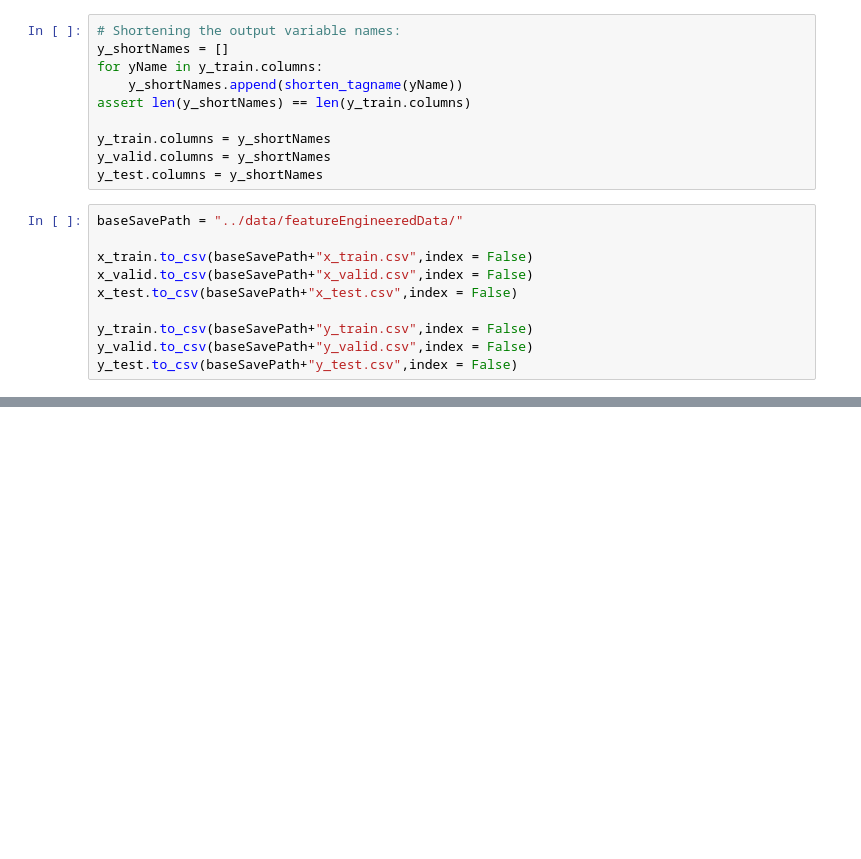
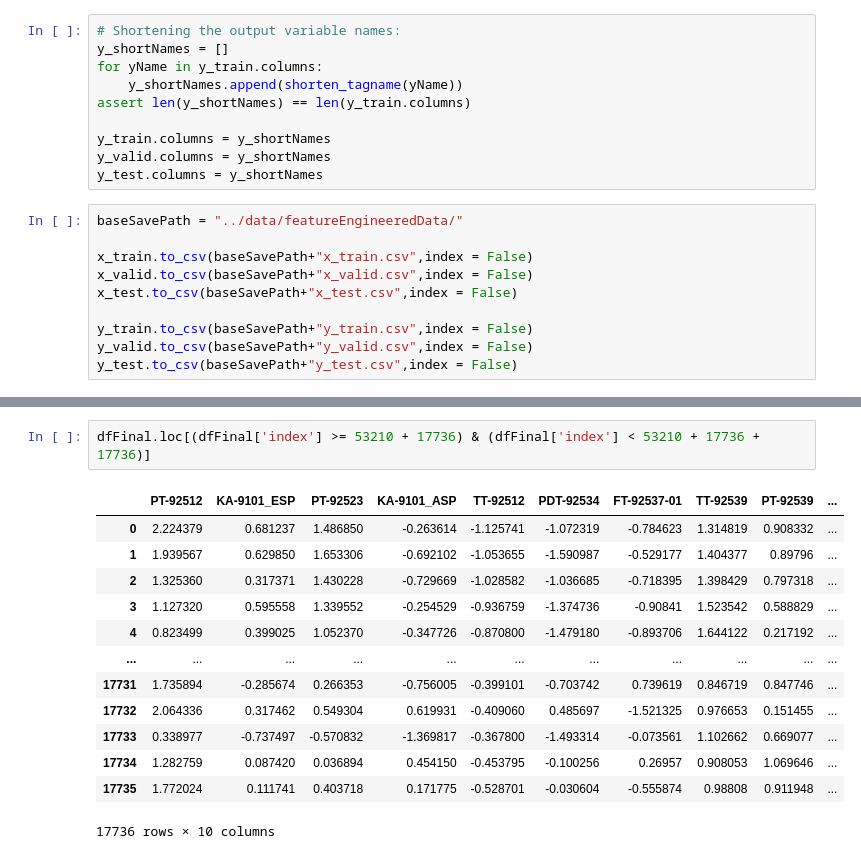
Before and after one commit to rkdey95/sensesAnomalousDelfi, a Jupyter notebook: src/dataProcecssing.ipynb, the cells around one changed output, grey strips where cells are left out. Cells and saved outputs as stored; diff of their text form; blank space fills up the shorter version.

```diff
--- a/src/dataProcecssing.ipynb
+++ b/src/dataProcecssing.ipynb
@@ -449,0 +537,16 @@ y_test.to_csv(baseSavePath+"y_test.csv",index = False)
+# %%
+dfFinal.loc[(dfFinal['index'] >= 53210 + 17736) & (dfFinal['index'] < 53210 + 17736 + 17736)]
+# %% [output]
+|  | PT-92512 | KA-9101_ESP | PT-92523 | KA-9101_ASP | TT-92512 | PDT-92534 | FT-92537-01 | TT-92539 | PT-92539 | ... |
+| 0 | 2.224379 | 0.681237 | 1.486850 | -0.263614 | -1.125741 | -1.072319 | -0.784623 | 1.314819 | 0.908332 | ... |
+| 1 | 1.939567 | 0.629850 | 1.653306 | -0.692102 | -1.053655 | -1.590987 | -0.529177 | 1.404377 | 0.89796 | ... |
+| 2 | 1.325360 | 0.317371 | 1.430228 | -0.729669 | -1.028582 | -1.036685 | -0.718395 | 1.398429 | 0.797318 | ... |
+| 3 | 1.127320 | 0.595558 | 1.339552 | -0.254529 | -0.936759 | -1.374736 | -0.90841 | 1.523542 | 0.588829 | ... |
+| 4 | 0.823499 | 0.399025 | 1.052370 | -0.347726 | -0.870800 | -1.479180 | -0.893706 | 1.644122 | 0.217192 | ... |
+| ... | ... | ... | ... | ... | ... | ... | ... | ... | ... | ... |
+| 17731 | 1.735894 | -0.285674 | 0.266353 | -0.756005 | -0.399101 | -0.703742 | 0.739619 | 0.846719 | 0.847746 | ... |
+| 17732 | 2.064336 | 0.317462 | 0.549304 | 0.619931 | -0.409060 | 0.485697 | -1.521325 | 0.976653 | 0.151455 | ... |
+| 17733 | 0.338977 | -0.737497 | -0.570832 | -1.369817 | -0.367800 | -1.493314 | -0.073561 | 1.102662 | 0.669077 | ... |
+| 17734 | 1.282759 | 0.087420 | 0.036894 | 0.454150 | -0.453795 | -0.100256 | 0.26957 | 0.908053 | 1.069646 | ... |
+| 17735 | 1.772024 | 0.111741 | 0.403718 | 0.171775 | -0.528701 | -0.030604 | -0.555874 | 0.98808 | 0.911948 | ... |
+17736 rows × 10 columns
```
Also changed, not shown: parts of 12 cells of this notebook, 6 other files.
